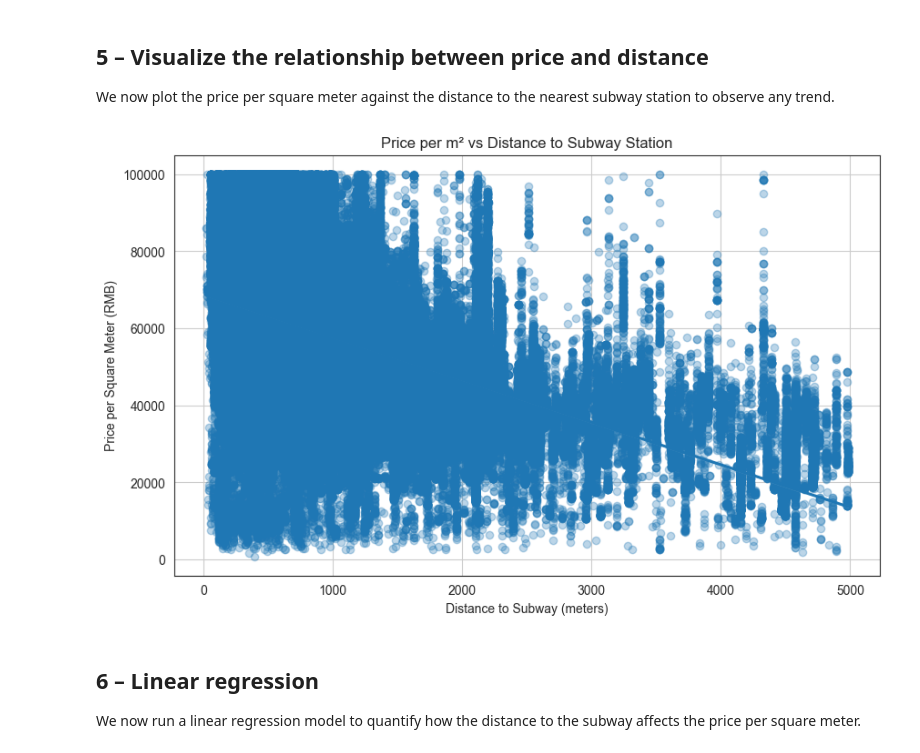
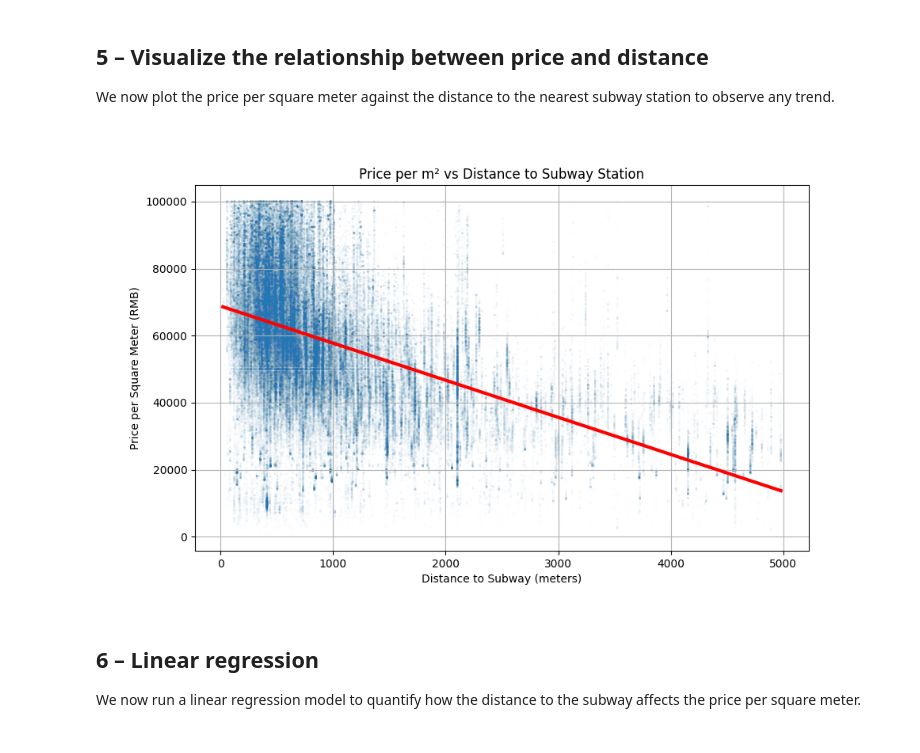
Before and after one commit to maxenceherve/shanghai-urban-analytics, a Jupyter notebook: notebooks/01_subway_regression.ipynb, the cells around one changed output. Saved outputs shown, nothing was run; the diff lists cells and outputs as text; code cells hidden in the pictures.

```diff
--- a/notebooks/01_subway_regression.ipynb
+++ b/notebooks/01_subway_regression.ipynb
@@ -421,22 +421,24 @@ We now plot the price per square meter against the distance to the nearest subwa
 # %%
 import seaborn as sns
 import matplotlib.pyplot as plt
 
 # Plot scatter + regression line
 plt.figure(figsize=(10, 6))
 sns.regplot(
     data=anjuke_filtered,
     x='distance_to_subway',
     y='onesquaremeter',
-    scatter_kws={'alpha': 0.3}
+    ci=None,
+    scatter_kws={'alpha': 0.02, 's': 4, 'edgecolor': 'none'},
+    line_kws={'color': 'red', 'linewidth': 3}
 )
 plt.title('Price per m² vs Distance to Subway Station')
 plt.xlabel('Distance to Subway (meters)')
 plt.ylabel('Price per Square Meter (RMB)')
 plt.grid(True)
 plt.show()
 # %% [output]
-[figure, old version]
+[figure, new version]
 # %% [markdown]
 ## 6 – Linear regression
 
```
Also changed, not shown: 1 other file.
